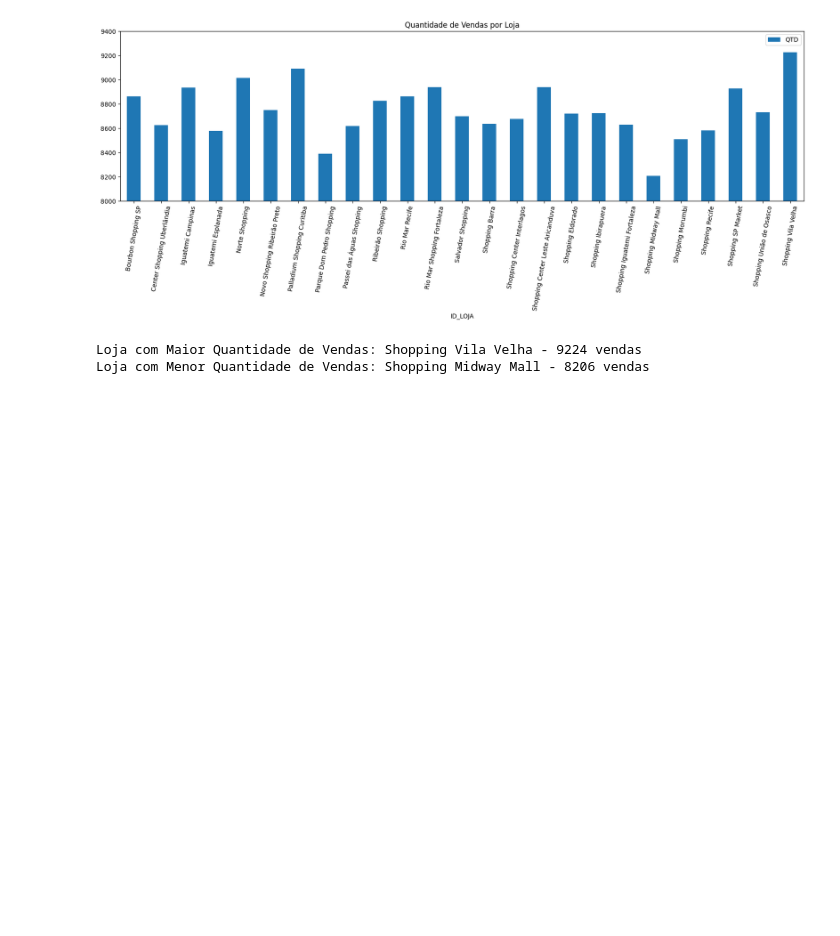
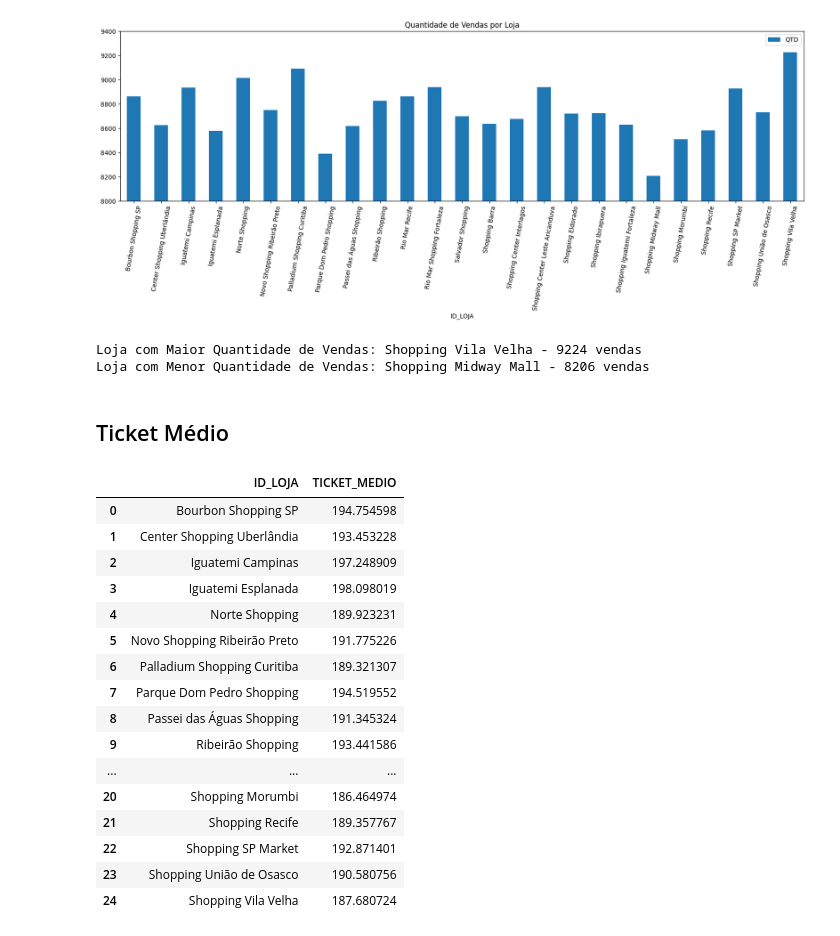
Before and after one commit to ro77en/data-science-challenges, a Jupyter notebook: Desafio 1/main.ipynb, the cells around one changed output. Cells and saved outputs as stored; diff of their text form; code cells hidden in the pictures; blank space fills up the shorter version.

Commit message:
Calculo do Ticket Medio

```diff
--- a/Desafio 1/main.ipynb
+++ b/Desafio 1/main.ipynb
@@ -86,15 +85,15 @@ plt.savefig('faturamento_lojas.png', bbox_inches='tight', pad_inches=0.3)
 plt.show()
 
 # Maior e Menor faturamento
-faturamento_lojas = faturamento_lojas.reset_index()
-indice = faturamento_lojas['VLR_FINAL'].idxmax()
-id_maior = faturamento_lojas.at[indice, 'ID_LOJA']
-maior_fat = max(faturamento_lojas['VLR_FINAL'])
+graf_faturamento_lojas = faturamento_lojas.reset_index()
+indice = graf_faturamento_lojas['VLR_FINAL'].idxmax()
+id_maior = graf_faturamento_lojas.at[indice, 'ID_LOJA']
+maior_fat = max(graf_faturamento_lojas['VLR_FINAL'])
 print(f'Loja com o Maior Faturamento: {id_maior} - R$ {maior_fat:,.2f}')
 
-indice = faturamento_lojas['VLR_FINAL'].idxmin()
-id_menor = faturamento_lojas.at[indice, 'ID_LOJA']
-menor_fat = min(faturamento_lojas['VLR_FINAL'])
+indice = graf_faturamento_lojas['VLR_FINAL'].idxmin()
+id_menor = graf_faturamento_lojas.at[indice, 'ID_LOJA']
+menor_fat = min(graf_faturamento_lojas['VLR_FINAL'])
 print(f'Loja com o Menor Faturamento: {id_menor} - R$ {menor_fat:,.2f}')
 # %% [output]
 [figure]
@@ -136,18 +135,43 @@ plt.savefig('qtd_lojas.png', bbox_inches='tight', pad_inches=0.3)
 plt.show()
 
 ## Maior e Menor Quantidades
-vendas_lojas = vendas_lojas.reset_index()
+graf_vendas_lojas = vendas_lojas.reset_index()
 
-indice = vendas_lojas['QTD'].idxmax()
-id_maior = vendas_lojas.at[indice, 'ID_LOJA']
-maior_qtd = max(vendas_lojas['QTD'])
+indice = graf_vendas_lojas['QTD'].idxmax()
+id_maior = graf_vendas_lojas.at[indice, 'ID_LOJA']
+maior_qtd = max(graf_vendas_lojas['QTD'])
 print(f'Loja com Maior Quantidade de Vendas: {id_maior} - {maior_qtd:.0f} vendas')
 
-indice = vendas_lojas['QTD'].idxmin()
-id_menor = vendas_lojas.at[indice, 'ID_LOJA']
-menor_qtd = min(vendas_lojas['QTD'])
+indice = graf_vendas_lojas['QTD'].idxmin()
+id_menor = graf_vendas_lojas.at[indice, 'ID_LOJA']
+menor_qtd = min(graf_vendas_lojas['QTD'])
 print(f'Loja com Menor Quantidade de Vendas: {id_menor} - {menor_qtd:.0f} vendas')
 # %% [output]
 [figure]
 Loja com Maior Quantidade de Vendas: Shopping Vila Velha - 9224 vendas
 Loja com Menor Quantidade de Vendas: Shopping Midway Mall - 8206 vendas
+# %% [markdown]
+## Ticket Médio
+# %%
+# ticket medio = faturamento / qtd
+ticket_medio = (faturamento_lojas['VLR_FINAL'] / vendas_lojas['QTD']).to_frame()
+ticket_medio = ticket_medio.rename(columns={0:'TICKET_MEDIO'})
+ticket_medio.reset_index()
+# %% [output]
+|  | ID_LOJA | TICKET_MEDIO |
+| 0 | Bourbon Shopping SP | 194.754598 |
+| 1 | Center Shopping Uberlândia | 193.453228 |
+| 2 | Iguatemi Campinas | 197.248909 |
+| 3 | Iguatemi Esplanada | 198.098019 |
+| 4 | Norte Shopping | 189.923231 |
+| 5 | Novo Shopping Ribeirão Preto | 191.775226 |
+| 6 | Palladium Shopping Curitiba | 189.321307 |
+| 7 | Parque Dom Pedro Shopping | 194.519552 |
+| 8 | Passei das Águas Shopping | 191.345324 |
+| 9 | Ribeirão Shopping | 193.441586 |
+| ... | ... | ... |
+| 20 | Shopping Morumbi | 186.464974 |
+| 21 | Shopping Recife | 189.357767 |
+| 22 | Shopping SP Market | 192.871401 |
+| 23 | Shopping União de Osasco | 190.580756 |
+| 24 | Shopping Vila Velha | 187.680724 |
```
Also changed, not shown: parts of 2 cells of this notebook.
